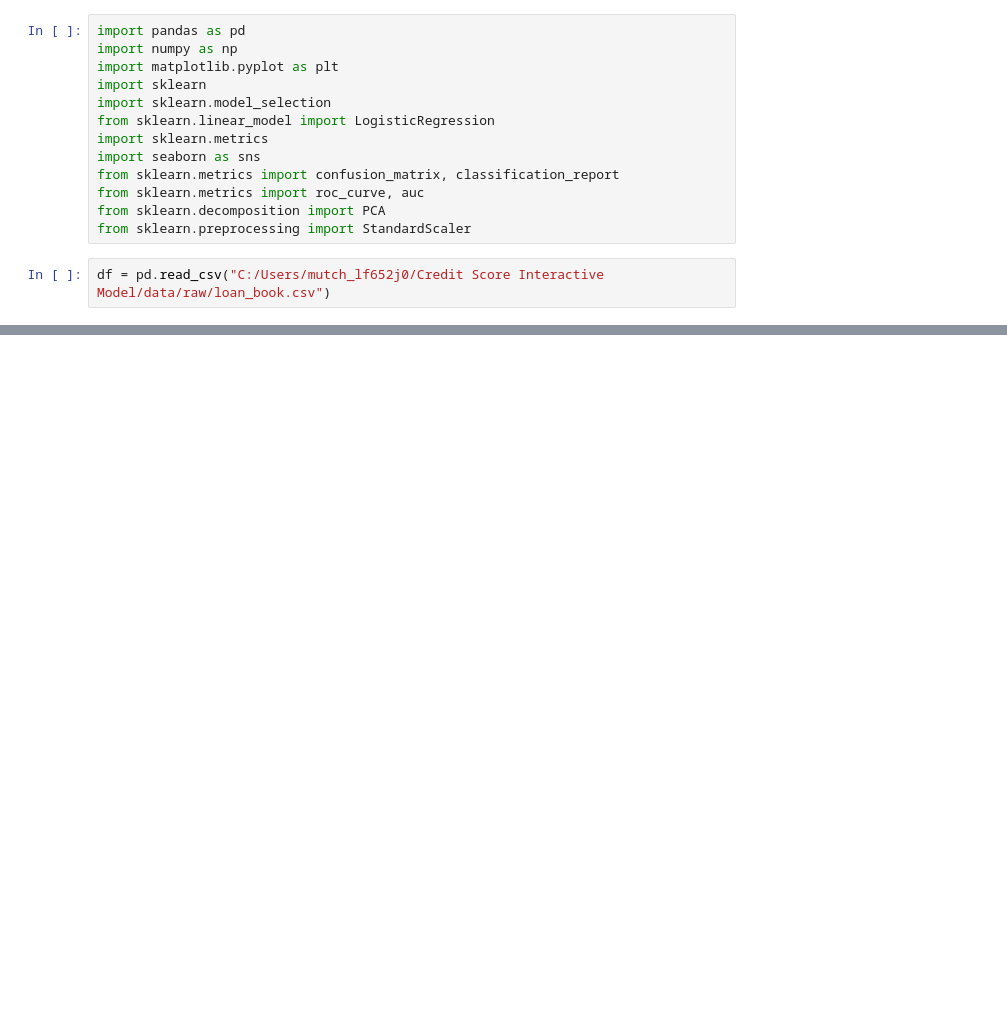
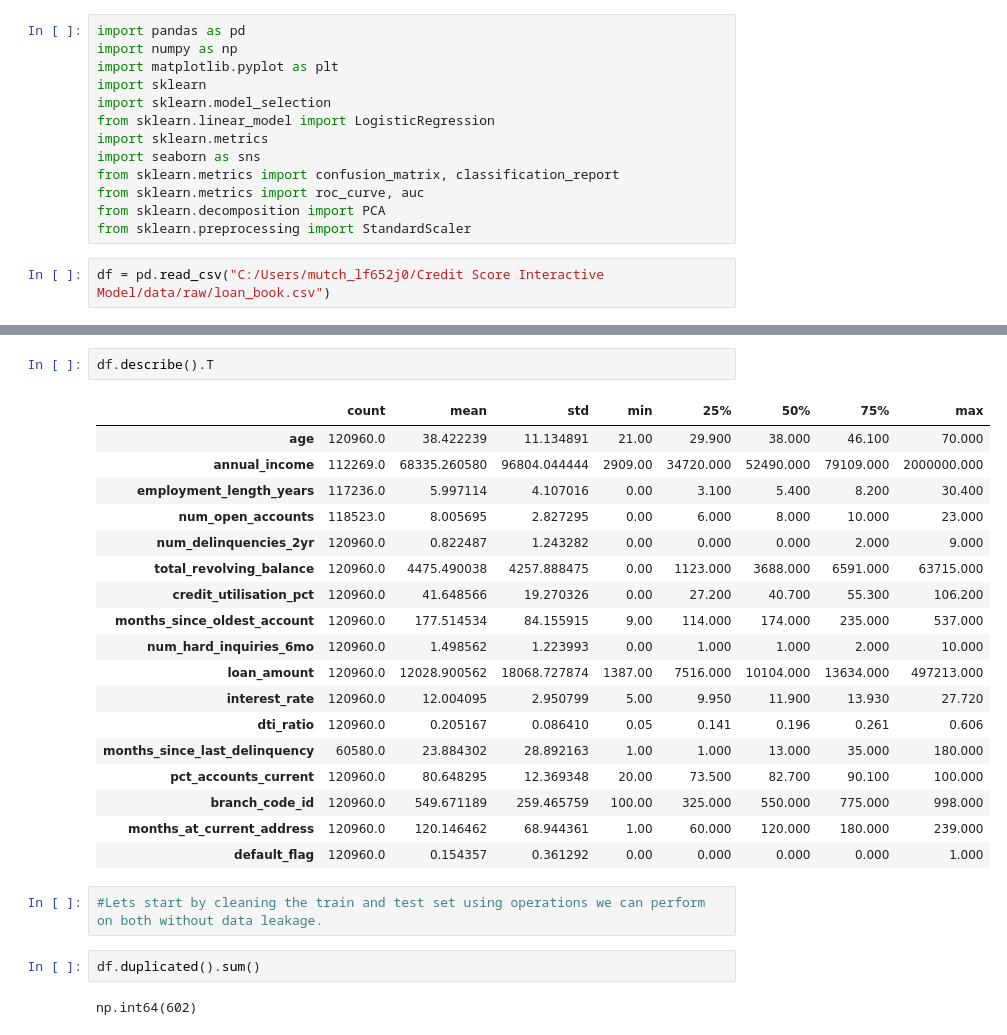
Before and after one commit to mphomutchinya/Robust-interactive-credit-model, a Jupyter notebook: notebooks/eda.ipynb, the cells around one changed output, grey strips where cells are left out. Drawn from its saved outputs; the diff is of its cells as text; blank space fills up the shorter version.

Commit message:
Data cleaning

```diff
--- a/notebooks/eda.ipynb
+++ b/notebooks/eda.ipynb
@@ -25,0 +51,27 @@ df.head()
+# %%
+df.describe().T
+# %% [output]
+|  | count | mean | std | min | 25% | 50% | 75% | max |
+| age | 120960.0 | 38.422239 | 11.134891 | 21.00 | 29.900 | 38.000 | 46.100 | 70.000 |
+| annual_income | 112269.0 | 68335.260580 | 96804.044444 | 2909.00 | 34720.000 | 52490.000 | 79109.000 | 2000000.000 |
+| employment_length_years | 117236.0 | 5.997114 | 4.107016 | 0.00 | 3.100 | 5.400 | 8.200 | 30.400 |
+| num_open_accounts | 118523.0 | 8.005695 | 2.827295 | 0.00 | 6.000 | 8.000 | 10.000 | 23.000 |
+| num_delinquencies_2yr | 120960.0 | 0.822487 | 1.243282 | 0.00 | 0.000 | 0.000 | 2.000 | 9.000 |
+| total_revolving_balance | 120960.0 | 4475.490038 | 4257.888475 | 0.00 | 1123.000 | 3688.000 | 6591.000 | 63715.000 |
+| credit_utilisation_pct | 120960.0 | 41.648566 | 19.270326 | 0.00 | 27.200 | 40.700 | 55.300 | 106.200 |
+| months_since_oldest_account | 120960.0 | 177.514534 | 84.155915 | 9.00 | 114.000 | 174.000 | 235.000 | 537.000 |
+| num_hard_inquiries_6mo | 120960.0 | 1.498562 | 1.223993 | 0.00 | 1.000 | 1.000 | 2.000 | 10.000 |
+| loan_amount | 120960.0 | 12028.900562 | 18068.727874 | 1387.00 | 7516.000 | 10104.000 | 13634.000 | 497213.000 |
+| interest_rate | 120960.0 | 12.004095 | 2.950799 | 5.00 | 9.950 | 11.900 | 13.930 | 27.720 |
+| dti_ratio | 120960.0 | 0.205167 | 0.086410 | 0.05 | 0.141 | 0.196 | 0.261 | 0.606 |
+| months_since_last_delinquency | 60580.0 | 23.884302 | 28.892163 | 1.00 | 1.000 | 13.000 | 35.000 | 180.000 |
+| pct_accounts_current | 120960.0 | 80.648295 | 12.369348 | 20.00 | 73.500 | 82.700 | 90.100 | 100.000 |
+| branch_code_id | 120960.0 | 549.671189 | 259.465759 | 100.00 | 325.000 | 550.000 | 775.000 | 998.000 |
+| months_at_current_address | 120960.0 | 120.146462 | 68.944361 | 1.00 | 60.000 | 120.000 | 180.000 | 239.000 |
+| default_flag | 120960.0 | 0.154357 | 0.361292 | 0.00 | 0.000 | 0.000 | 0.000 | 1.000 |
+# %%
+#Lets start by cleaning the train and test set using operations we can perform on both without data leakage.
+# %%
+df.duplicated().sum()
+# %% [output]
+np.int64(602)
```
Also changed, not shown: parts of 30 cells of this notebook.
